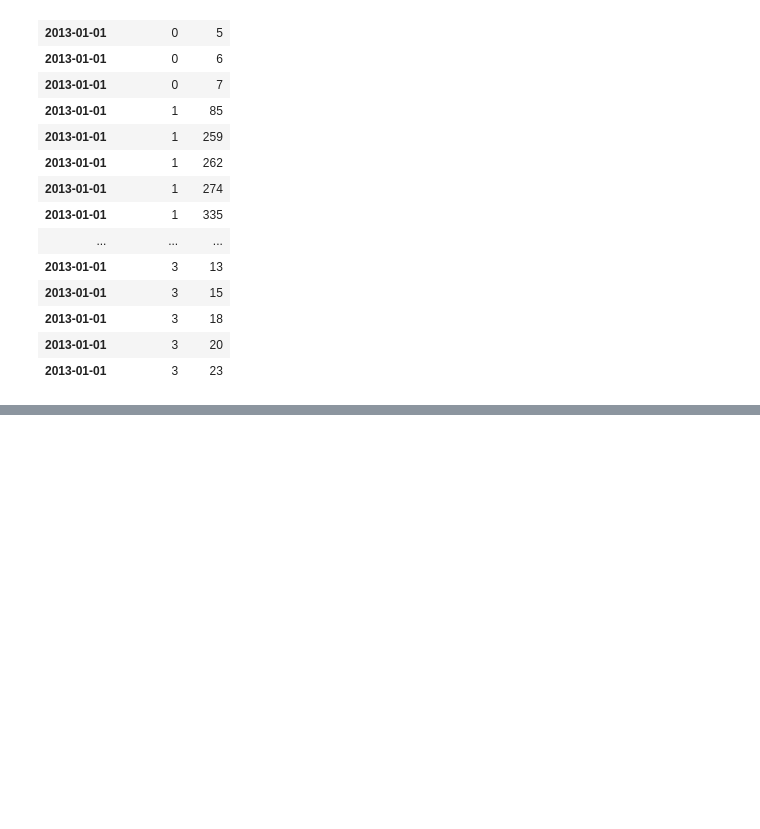
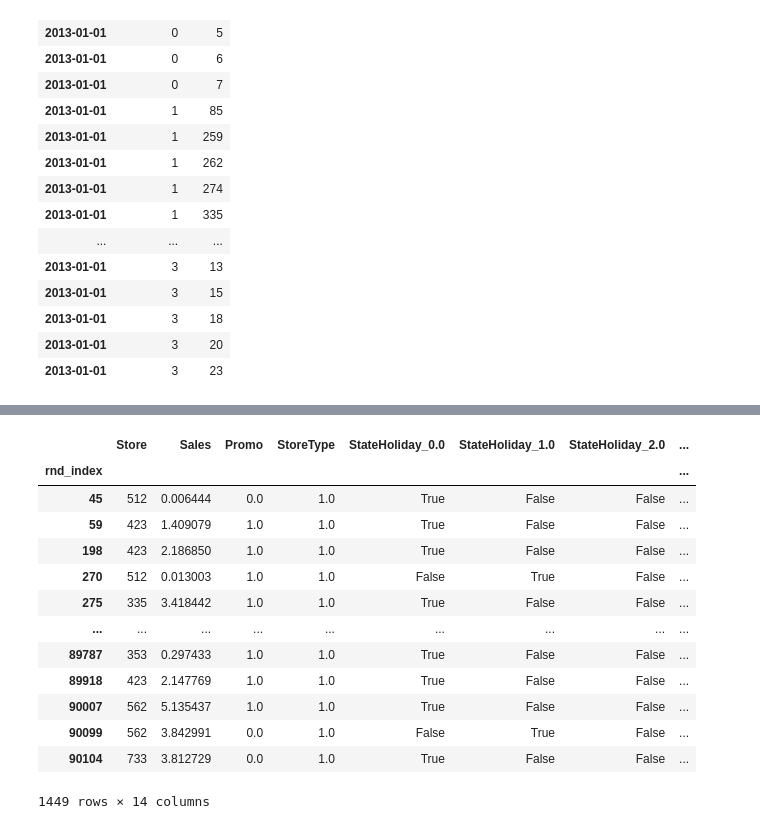
Before and after one commit to TheCamilovisk/RossmannSalesForecasting, a Jupyter notebook: 03.2 - XGBoost_multi_store_model.ipynb, the cells around one changed output, grey strips where cells are left out. Saved outputs shown, nothing was run; the diff lists cells and outputs as text; code cells hidden in the pictures; blank space fills up the shorter version.

```diff
--- a/03.2 - XGBoost_multi_store_model.ipynb
+++ b/03.2 - XGBoost_multi_store_model.ipynb
@@ -435,0 +393,24 @@ MAE: 4459.251724543535 -- MSE: 31090500.006059118
+# %%
+stores_b_df = shuffled_weekly_stores_sales_df[
+    shuffled_weekly_stores_sales_df.StoreType == 1
+]
+general_stores_df = shuffled_weekly_stores_sales_df[
+    shuffled_weekly_stores_sales_df.StoreType != 1
+]
+
+display(stores_b_df)
+# %% [output]
+|  | Store | Sales | Promo | StoreType | StateHoliday_0.0 | StateHoliday_1.0 | StateHoliday_2.0 | ... |
+| rnd_index |  |  |  |  |  |  |  | ... |
+| 45 | 512 | 0.006444 | 0.0 | 1.0 | True | False | False | ... |
+| 59 | 423 | 1.409079 | 1.0 | 1.0 | True | False | False | ... |
+| 198 | 423 | 2.186850 | 1.0 | 1.0 | True | False | False | ... |
+| 270 | 512 | 0.013003 | 1.0 | 1.0 | False | True | False | ... |
+| 275 | 335 | 3.418442 | 1.0 | 1.0 | True | False | False | ... |
+| ... | ... | ... | ... | ... | ... | ... | ... | ... |
+| 89787 | 353 | 0.297433 | 1.0 | 1.0 | True | False | False | ... |
+| 89918 | 423 | 2.147769 | 1.0 | 1.0 | True | False | False | ... |
+| 90007 | 562 | 5.135437 | 1.0 | 1.0 | True | False | False | ... |
+| 90099 | 562 | 3.842991 | 0.0 | 1.0 | False | True | False | ... |
+| 90104 | 733 | 3.812729 | 0.0 | 1.0 | True | False | False | ... |
+1449 rows × 14 columns
```
Also changed, not shown: parts of 25 cells of this notebook.
